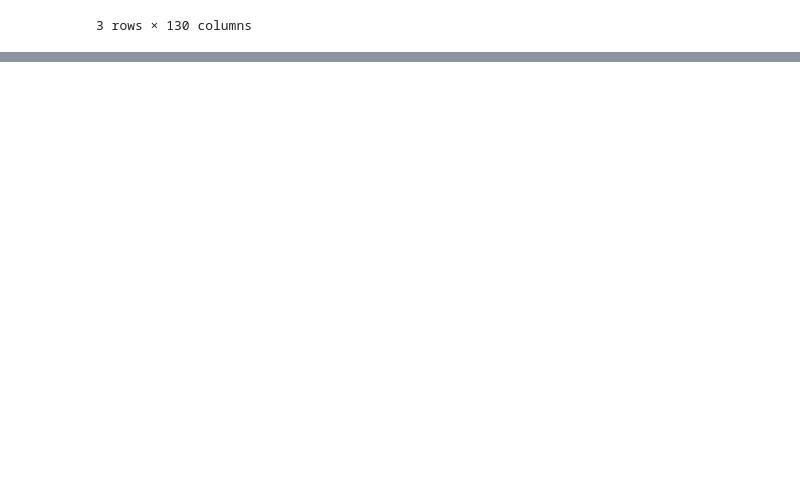
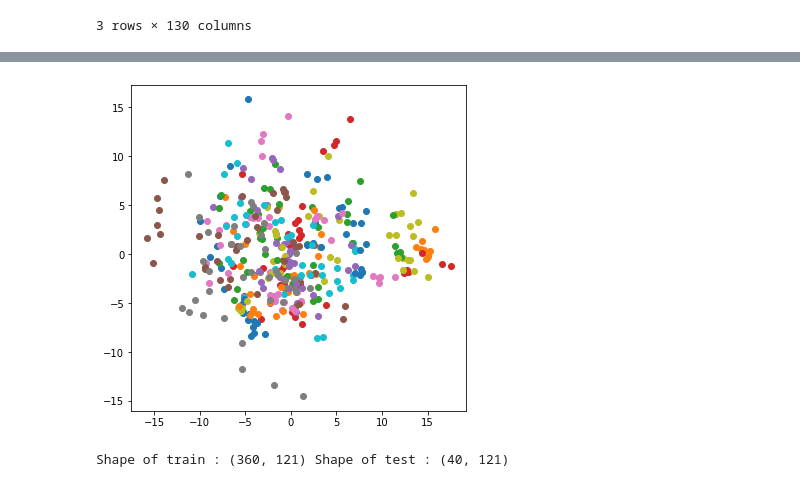
Before and after one commit to siddarth-c/Pattern-Recognition, a Jupyter notebook: A3/A3.ipynb, the cells around one changed output, grey strips where cells are left out. Cells and saved outputs as stored; diff of their text form; code cells hidden in the pictures; blank space fills up the shorter version.

```diff
--- a/A3/A3.ipynb
+++ b/A3/A3.ipynb
@@ -48,0 +376,18 @@ plt.show()
+# %%
+plt.figure(figsize= (6, 6))
+
+for i in range(0, len(PC_X), 10):
+
+    plt.scatter(PC_X[i:i+10,0], PC_X[i:i+10,1])
+
+#plt.legend(['train' + str(i) for i in range(len(PC_X))])
+plt.show()
+# %% [output]
+[figure, added]
+# %%
+test = PC_X[np.arange(0, len(PC_X)) % 10 == 0]
+train = PC_X[np.arange(0, len(PC_X)) % 10 != 0]
+
+print('\nShape of train :', train.shape, 'Shape of test :', test.shape)
+# %% [output]
+Shape of train : (360, 121) Shape of test : (40, 121)
```
Also changed, not shown: parts of 39 cells of this notebook.
